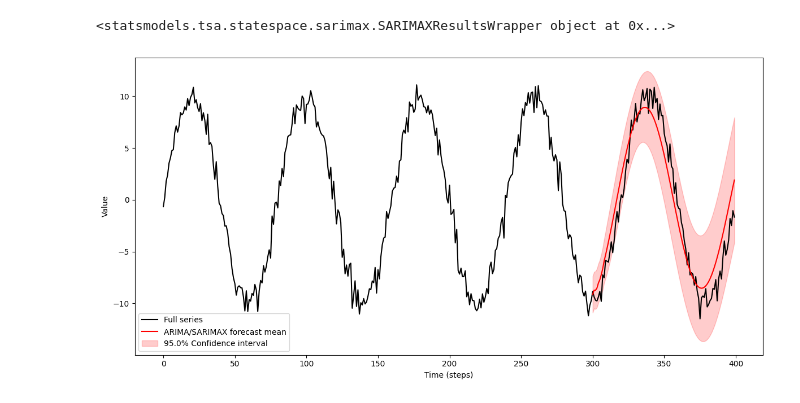
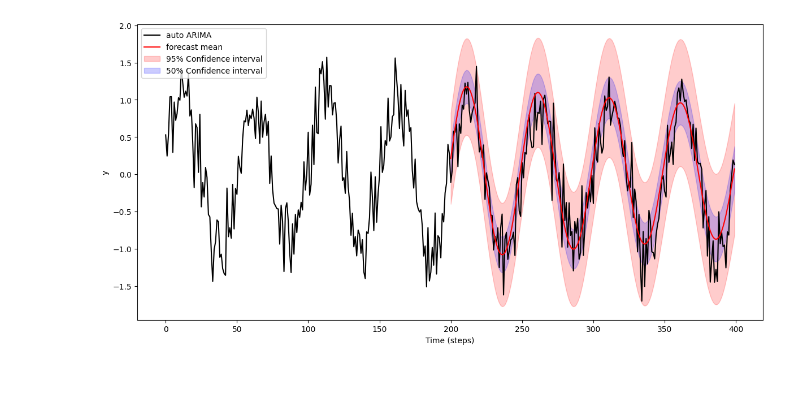
Before and after one commit to 12Mahmud99/ARIMA, a Jupyter notebook: auto_arima.ipynb, the cells around one changed output. Saved outputs shown, nothing was run; the diff lists cells and outputs as text; code cells hidden in the pictures.

```diff
--- a/auto_arima.ipynb
+++ b/auto_arima.ipynb
@@ -40,35 +6,64 @@ plot_acf(data)
 # %%
-steps = len(series) - t
-n_sim=1
+np.random.seed(0)
 
-test = series.iloc[t:]
+n = 400
+t = np.arange(n)
+
+signal = np.sin(2*np.pi*t/50)+0.3*np.random.randn(n)
+
+data = pd.Series(signal)
+
+split = 200
+
+model = auto_arima(
+    data.iloc[:split],
+    seasonal=True,
+    m=1, #searon length
+    d=0,
+    D=0,
+    start_p=0,
+    start_q=0,
+    max_p=5,
+    max_q=5,
+    start_P=0,
+    start_Q=0,
+    max_P=2,
+    max_Q=2,
+    suppress_warnings=True
+)
+
+result = model.arima_res_
+
+steps = len(data) - split
+test = data.iloc[split:]
+
 forecast_res = result.get_forecast(steps=steps)
 ci = forecast_res.conf_int(alpha=0.05)
 ci.index = test.index
 
-print(result)
-
+n_sim = 0
 sims = []
 for _ in range(n_sim):
     sim = result.simulate(nsimulations=steps)
     sim.index = test.index
     sims.append(sim)
 
 plt.figure(figsize=(12, 6))
-plt.plot(series.index, series, color="black", label="Full series")
-#plt.plot(test.index, test, color="blue", label="Ground truth")
+plt.plot(data.index, data, color="black", label="auto ARIMA")
+plt.plot(test.index,forecast_res.predicted_mean,color="red",label="forecast mean")
 
-plt.plot(test.index, forecast_res.predicted_mean  , color="red", label="ARIMA/SARIMAX forecast mean")
-#for sim in sims:
-#    plt.plot(sim.index, sim, color="orange", alpha=0.5, label="Simulated path" if n_sim == 1 else None)
+for sim in sims:
+    plt.plot(sim.index,sim,color="orange",alpha=0.5,label="Simulations" if n_sim == 1 else None)
 
-plt.fill_between(ci.index, ci.iloc[:, 0], ci.iloc[:, 1], color="red", alpha=0.2, label=f'{100*(1-0.05)}% Confidence interval')
+plt.fill_between(ci.index, ci.iloc[:, 0], ci.iloc[:, 1],color="red",alpha=0.2,label="95% Confidence interval")
+
+ci50 = forecast_res.conf_int(alpha=0.5)
+ci50.index = test.index
+plt.fill_between(ci50.index, ci50.iloc[:, 0], ci50.iloc[:, 1],color="blue",alpha=0.2,label="50% Confidence interval")
 plt.xlabel("Time (steps)")
-plt.ylabel("Value")
-#plt.title(f'ARIMA/SARIMAX Forecast, MAE:{MAE(series, t, forecast_res, steps=steps):.4f}, CRPS:{CRPS(result, test_values=test, steps=steps):.4f}')
+plt.ylabel("y")
 plt.legend()
 plt.tight_layout()
 plt.show()
 # %% [output]
-<statsmodels.tsa.statespace.sarimax.SARIMAXResultsWrapper object at 0x...>
-[figure, old version]
+[figure, new version]
```
Also changed, not shown: parts of 5 cells of this notebook.
